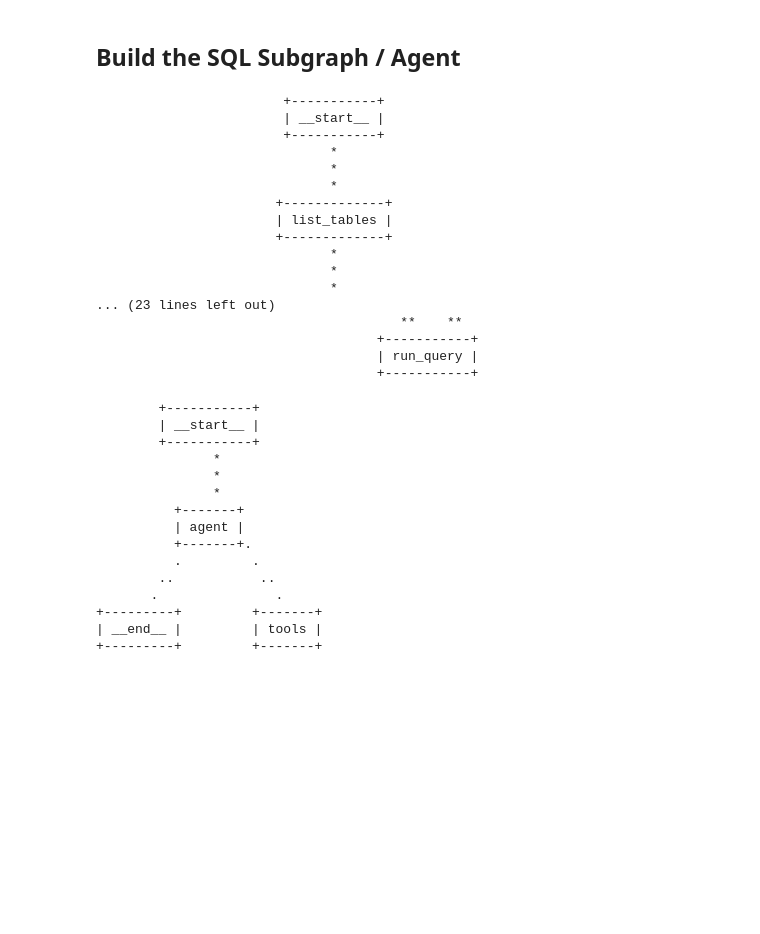
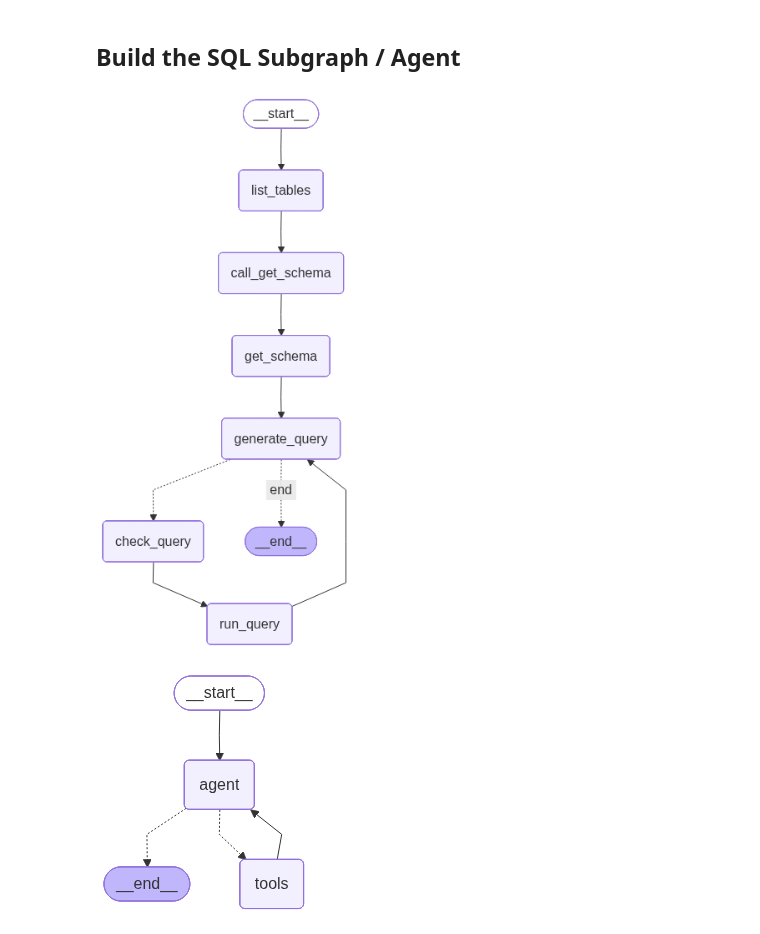
Before and after one commit to gcmurray/nlp-sql-agent, a Jupyter notebook: react-subagent.ipynb, the cells around one changed output. Cells and saved outputs as stored; diff of their text form; code cells hidden in the pictures; blank space fills up the shorter version.

```diff
--- a/react-subagent.ipynb
+++ b/react-subagent.ipynb
@@ -205,32 +214,19 @@ builder.add_edge("call_get_schema", "get_schema")
 builder.add_edge("get_schema", "generate_query")
 builder.add_conditional_edges(
     "generate_query",
-    should_continue,
+    should_continue, {
+        "end": END,
+        "check_query": "check_query"
+    }
 )
 builder.add_edge("check_query", "run_query")
 builder.add_edge("run_query", "generate_query")
 
 sql_agent = builder.compile()
 # %%
-sql_agent.get_graph().print_ascii()
+display(Image(sql_agent.get_graph().draw_mermaid_png()))
 # %% [output]
-                        +-----------+
-                        | __start__ |
-                        +-----------+
-                              *
-                              *
-                              *
-                       +-------------+
-                       | list_tables |
-                       +-------------+
-                              *
-                              *
-                              *
-... (23 lines left out)
-                                       **    **
-                                    +-----------+
-                                    | run_query |
-                                    +-----------+
+[figure, added]
 # %%
 @tool
 def agent_SQL(query: str, state: Annotated[dict, InjectedState]):
@@ -260,19 +260,5 @@ agent_supervisor = create_react_agent(model=llm, prompt=sys_prompt, tools=tools,
 # %%
-agent_supervisor.get_graph().print_ascii()
+display(Image(agent_supervisor.get_graph().draw_mermaid_png()))
 # %% [output]
-        +-----------+
-        | __start__ |
-        +-----------+
-               *
-               *
-               *
-          +-------+
-          | agent |
-          +-------+.
-          .         .
-        ..           ..
-       .               .
-+---------+         +-------+
-| __end__ |         | tools |
-+---------+         +-------+
+[figure, added]
 # %%
```
Also changed, not shown: parts of 11 cells of this notebook.
